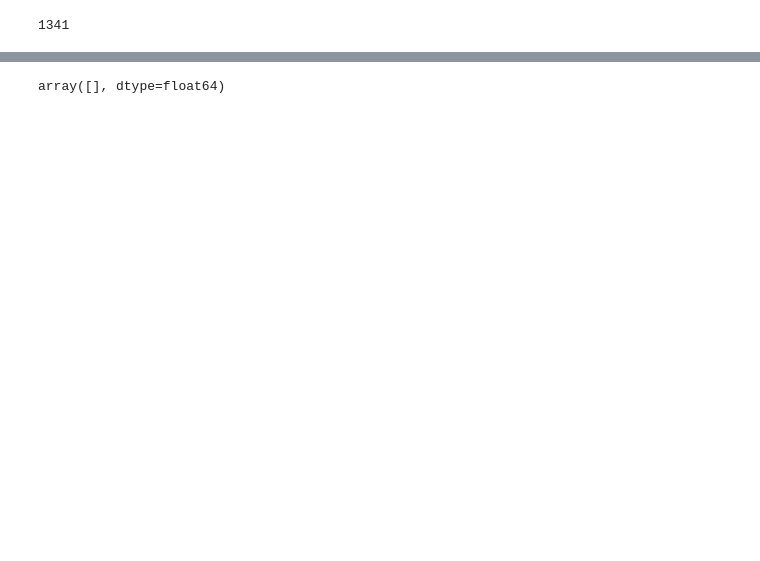
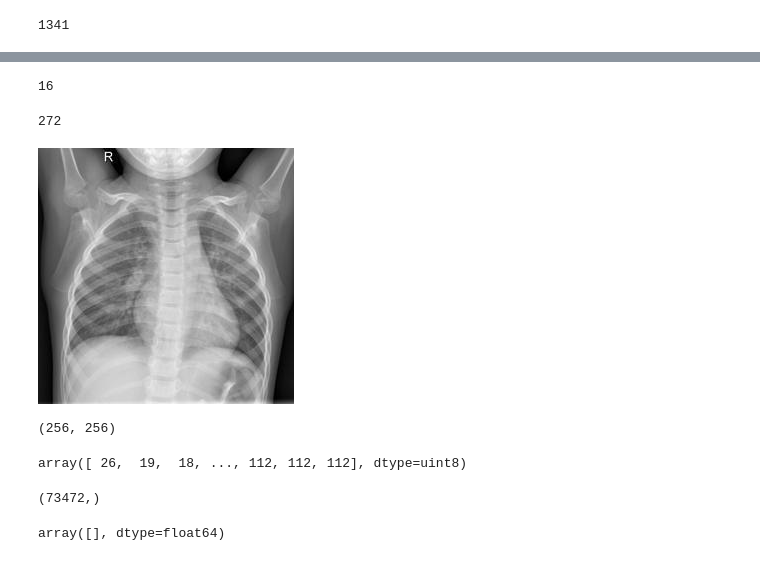
Before and after one commit to brtracy/phase_4_project, a Jupyter notebook: EDA.ipynb, the cells around one changed output, grey strips where cells are left out. Saved outputs shown, nothing was run; the diff lists cells and outputs as text; code cells hidden in the pictures; blank space fills up the shorter version.

```diff
--- a/EDA.ipynb
+++ b/EDA.ipynb
@@ -89,0 +126,25 @@ len(filelist)
+# %%
+left_crop = int(math.ceil((test_image.size[0] - 256) / 2))
+left_crop
+# %% [output]
+16
+# %%
+right_crop = test_image.size[0] - int(math.floor((test_image.size[0] - 256) / 2))
+right_crop
+# %% [output]
+272
+# %%
+left = left_crop
+top = 0
+right = right_crop
+bottom = 256
+# %%
+test_image_cropped = test_image.crop((left, top, right, bottom))
+# %%
+test_image_cropped
+# %% [output]
+[figure, added]
+# %%
+test_image_cropped.size
+# %% [output]
+(256, 256)
@@ -90,3 +155,11 @@ len(filelist)
+# %%
+test_image_array_flat
+# %% [output]
+array([ 26,  19,  18, ..., 112, 112, 112], dtype=uint8)
+# %%
+test_image_array_flat.shape
+# %% [output]
+(73472,)
 # %%
 train_normal = np.empty(0)
 # %%
```
Also changed, not shown: parts of 12 cells of this notebook.
